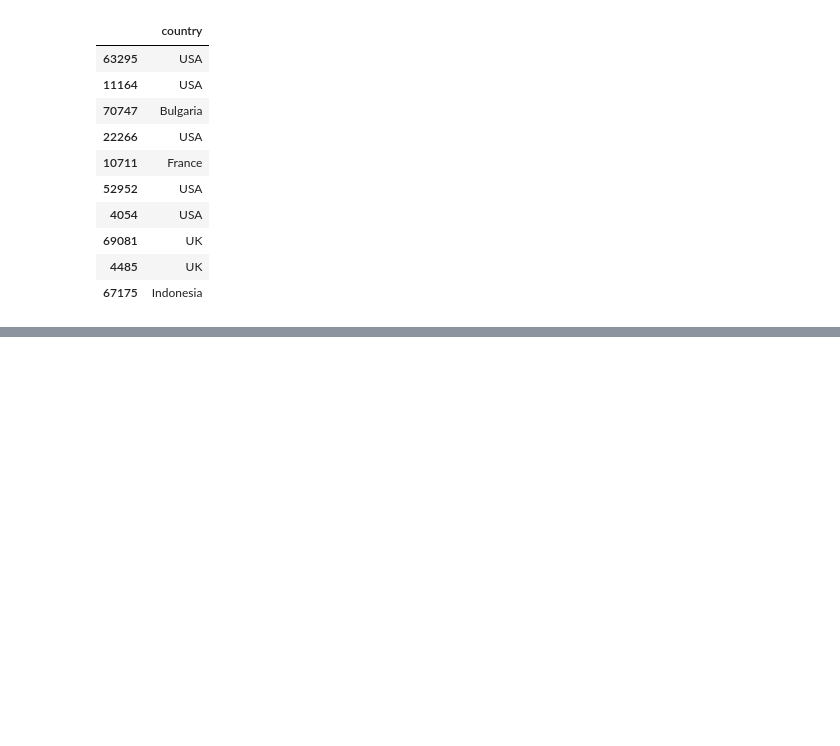
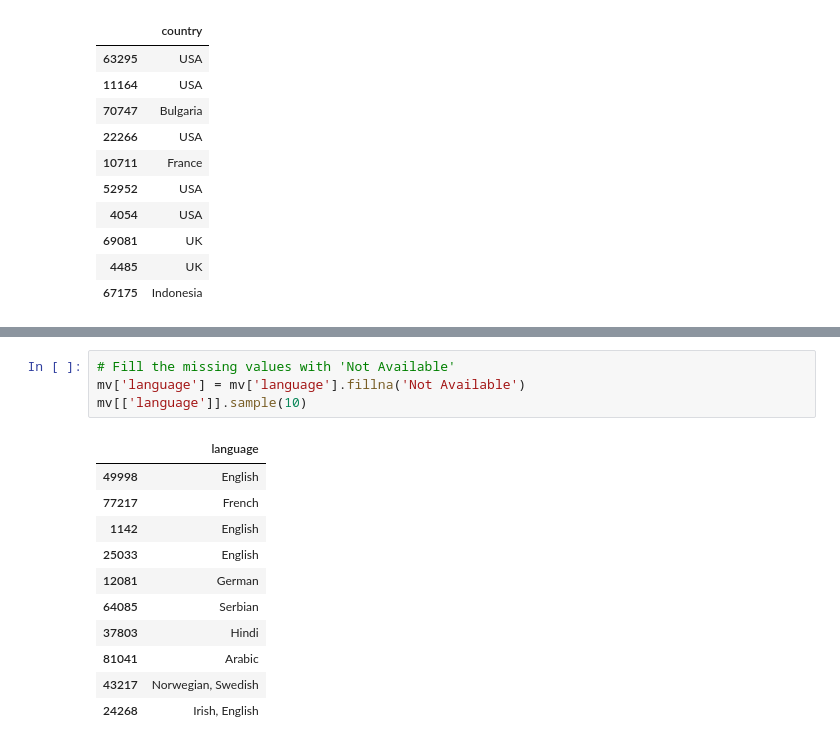
Before and after one commit to anandavii/IMDB_Movie_Cleaning_Python, a Jupyter notebook: imdb movie cleaning.ipynb, the cells around one changed output, grey strips where cells are left out. Cells and saved outputs as stored; diff of their text form; blank space fills up the shorter version.

Commit message:
Cleaned the column language

```diff
--- a/imdb movie cleaning.ipynb
+++ b/imdb movie cleaning.ipynb
@@ -333,0 +343,16 @@ mv[['country']].sample(10)
+# %%
+# Fill the missing values with 'Not Available'
+mv['language'] = mv['language'].fillna('Not Available')
+mv[['language']].sample(10)
+# %% [output]
+|  | language |
+| 49998 | English |
+| 77217 | French |
+| 1142 | English |
+| 25033 | English |
+| 12081 | German |
+| 64085 | Serbian |
+| 37803 | Hindi |
+| 81041 | Arabic |
+| 43217 | Norwegian, Swedish |
+| 24268 | Irish, English |
```
Also changed, not shown: parts of 2 cells of this notebook.
